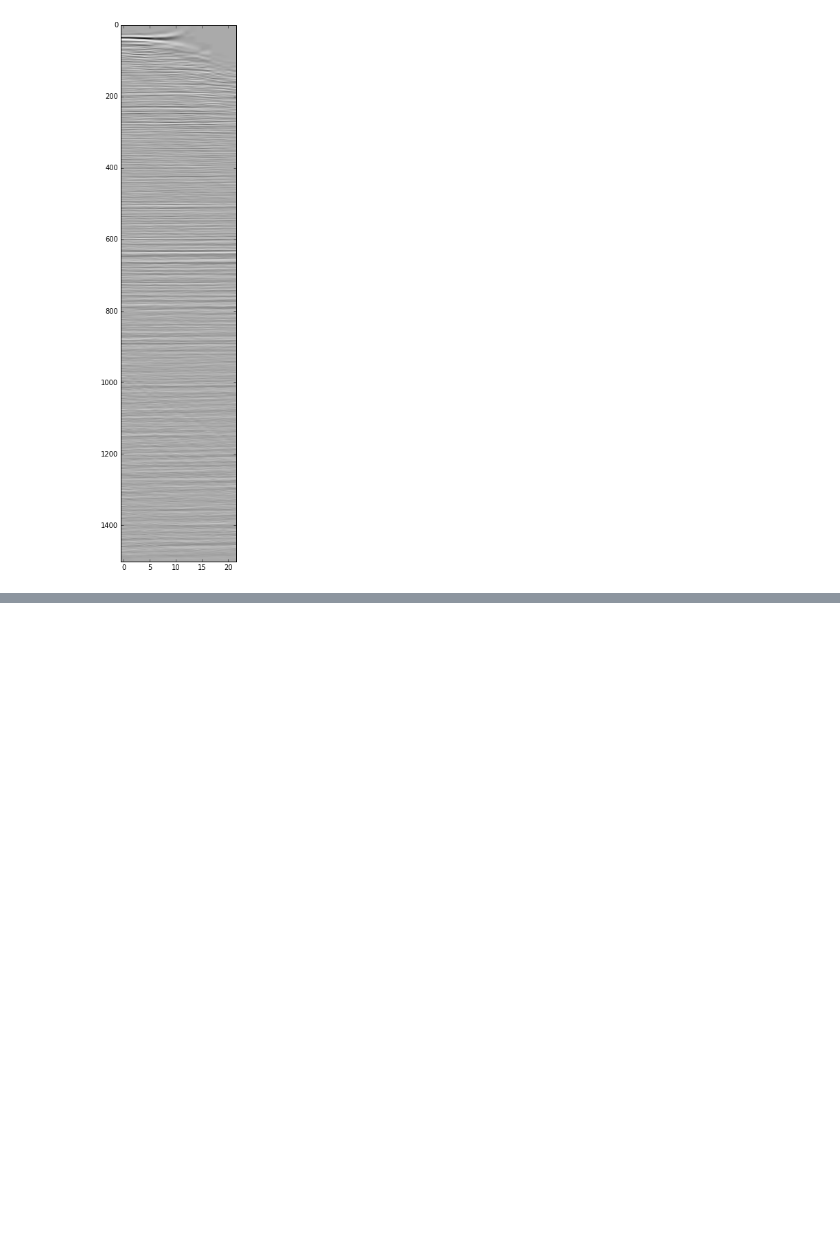
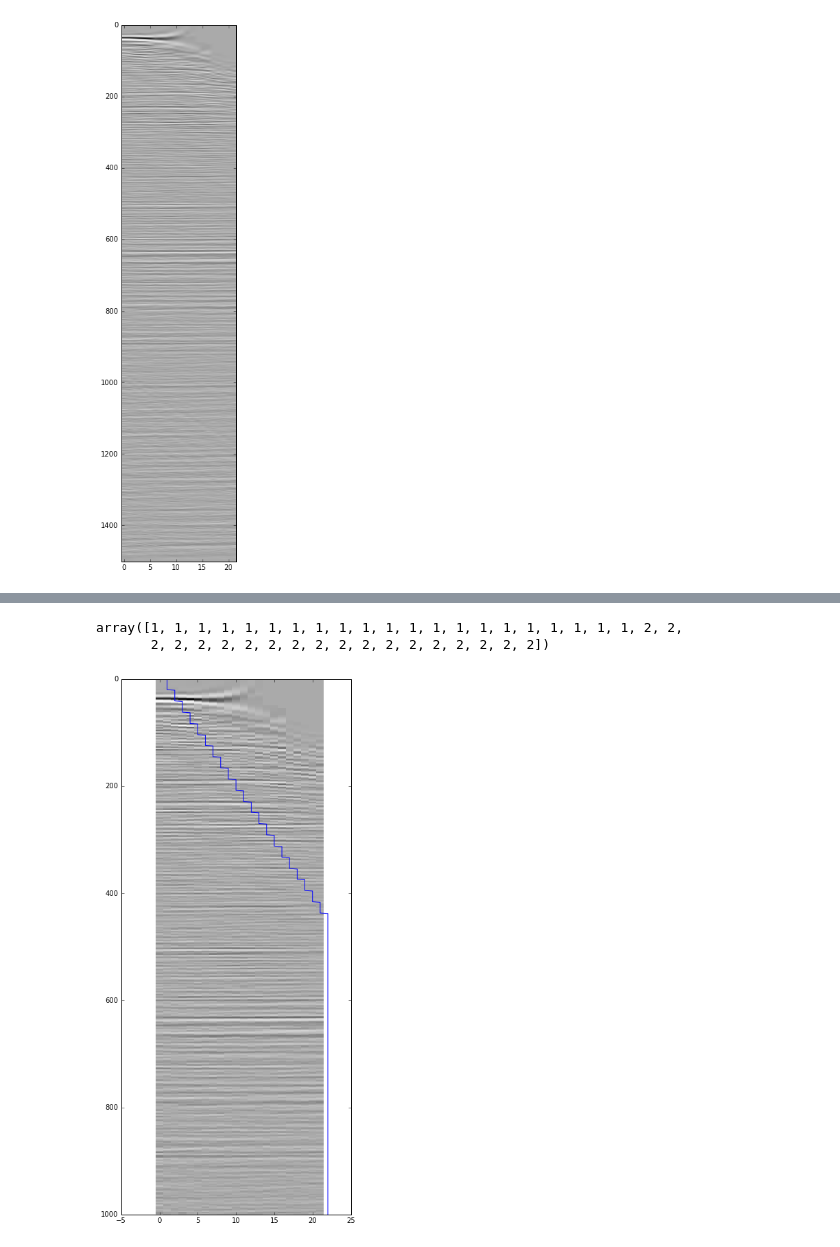
Before and after one commit to ymustc/geocomputing, a Jupyter notebook: notebooks/Prestack_seismic.ipynb, the cells around one changed output, grey strips where cells are left out. Cells and saved outputs as stored; diff of their text form; code cells hidden in the pictures; blank space fills up the shorter version.

```diff
--- a/notebooks/Prestack_seismic.ipynb
+++ b/notebooks/Prestack_seismic.ipynb
@@ -106,0 +117,21 @@ plt.show()
+# %%
+theta = np.radians(30)
+d = 4*idx / np.tan(theta)
+
+# We need the index.
+incr = 3175 / 22
+d_i = 1 + (d // incr).astype(int)
+d_i[d_i >= 22] = 22
+# %%
+d_i[:40]
+# %% [output]
+array([1, 1, 1, 1, 1, 1, 1, 1, 1, 1, 1, 1, 1, 1, 1, 1, 1, 1, 1, 1, 1, 2, 2,
+       2, 2, 2, 2, 2, 2, 2, 2, 2, 2, 2, 2, 2, 2, 2, 2, 2])
+# %%
+plt.figure(figsize=(6,14))
+plt.imshow(g3[68].T, cmap='Greys', interpolation='none', aspect='auto')
+plt.plot(d_i, idx)
+plt.ylim(1000, 0)
+plt.show()
+# %% [output]
+[figure, added]
```
Also changed, not shown: parts of 24 cells of this notebook, 3 other files.
